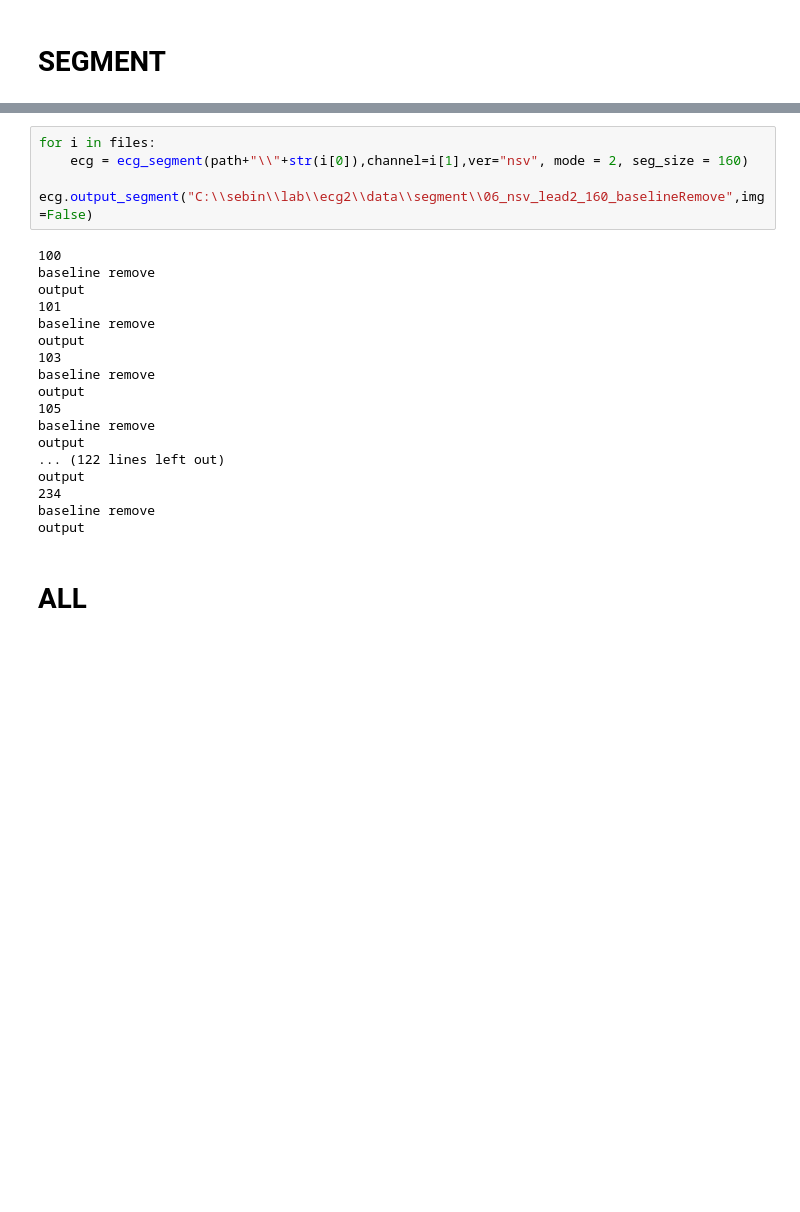
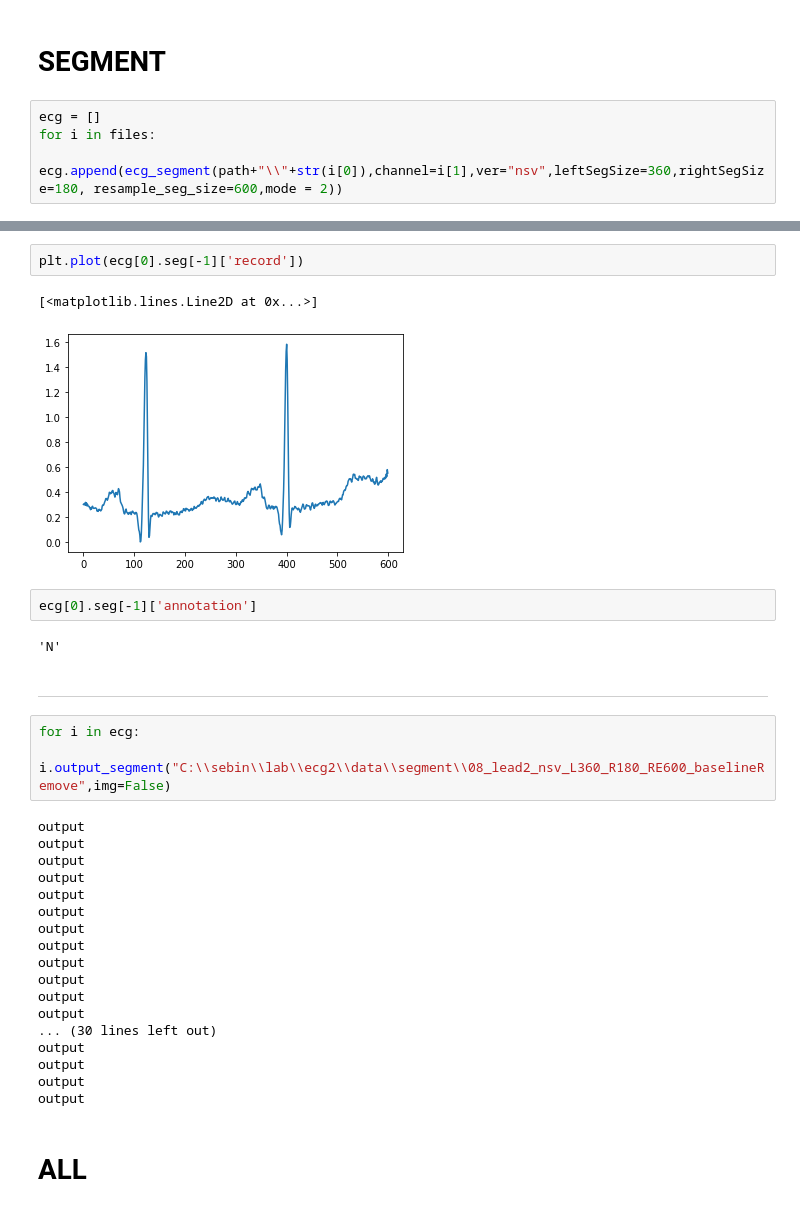
Before and after one commit to sbscsue/ecg_data_wfdb, a Jupyter notebook: use/segment/save.ipynb, the cells around one changed output, grey strips where cells are left out. Cells and saved outputs as stored; diff of their text form; blank space fills up the shorter version.

```diff
--- a/use/segment/save.ipynb
+++ b/use/segment/save.ipynb
@@ -70,2 +66,6 @@ SyntaxError: invalid syntax (Temp/ipykernel_20444/2025404379.py, line 1)
 # %% [markdown]
 # SEGMENT
+# %%
+ecg = []
+for i in files:
+    ecg.append(ecg_segment(path+"\\"+str(i[0]),channel=i[1],ver="nsv",leftSegSize=360,rightSegSize=180, resample_seg_size=600,mode = 2))
@@ -72,25 +90,35 @@ SyntaxError: invalid syntax (Temp/ipykernel_20444/2025404379.py, line 1)
+# %%
+plt.plot(ecg[0].seg[-1]['record'])
+# %% [output]
+[<matplotlib.lines.Line2D at 0x...>]
+[figure, added]
+# %%
+ecg[0].seg[-1]['annotation']
+# %% [output]
+'N'
+# %% [markdown]
+------------
 # %%
-for i in files:
-    ecg = ecg_segment(path+"\\"+str(i[0]),channel=i[1],ver="nsv", mode = 2, seg_size = 160)
-    ecg.output_segment("C:\\sebin\\lab\\ecg2\\data\\segment\\06_nsv_lead2_160_baselineRemove",img=False)
+for i in ecg:
+    i.output_segment("C:\\sebin\\lab\\ecg2\\data\\segment\\08_lead2_nsv_L360_R180_RE600_baselineRemove",img=False)
 # %% [output]
-100
-baseline remove
 output
-101
-baseline remove
 output
-103
-baseline remove
 output
-105
-baseline remove
 output
-... (122 lines left out)
 output
-234
-baseline remove
 output
+output
+output
+output
+output
+output
+output
+... (30 lines left out)
+output
+output
+output
+output
 # %% [markdown]
 # ALL
 # %%
```
Also changed, not shown: parts of 2 cells of this notebook, 11 other files.
